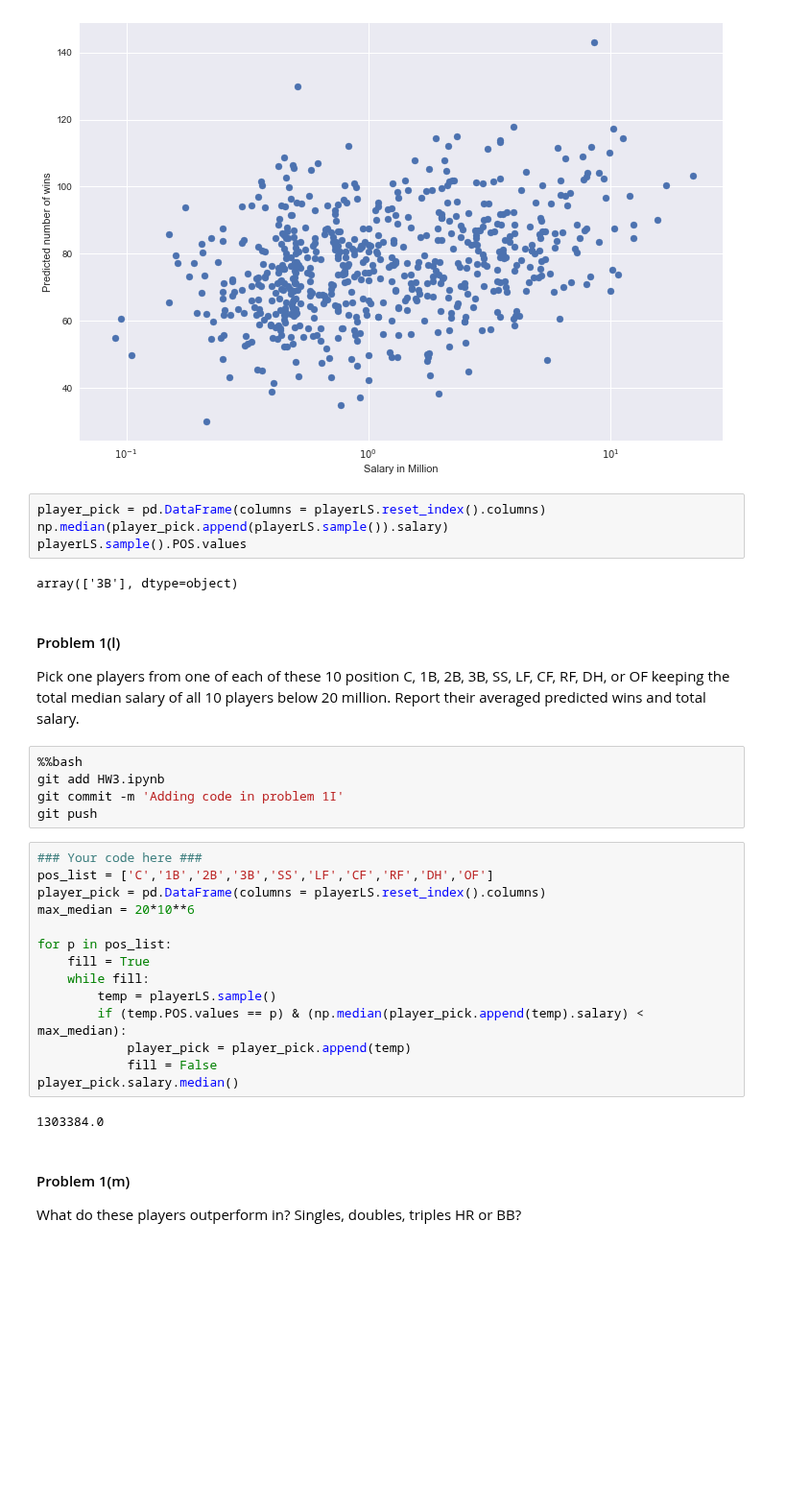
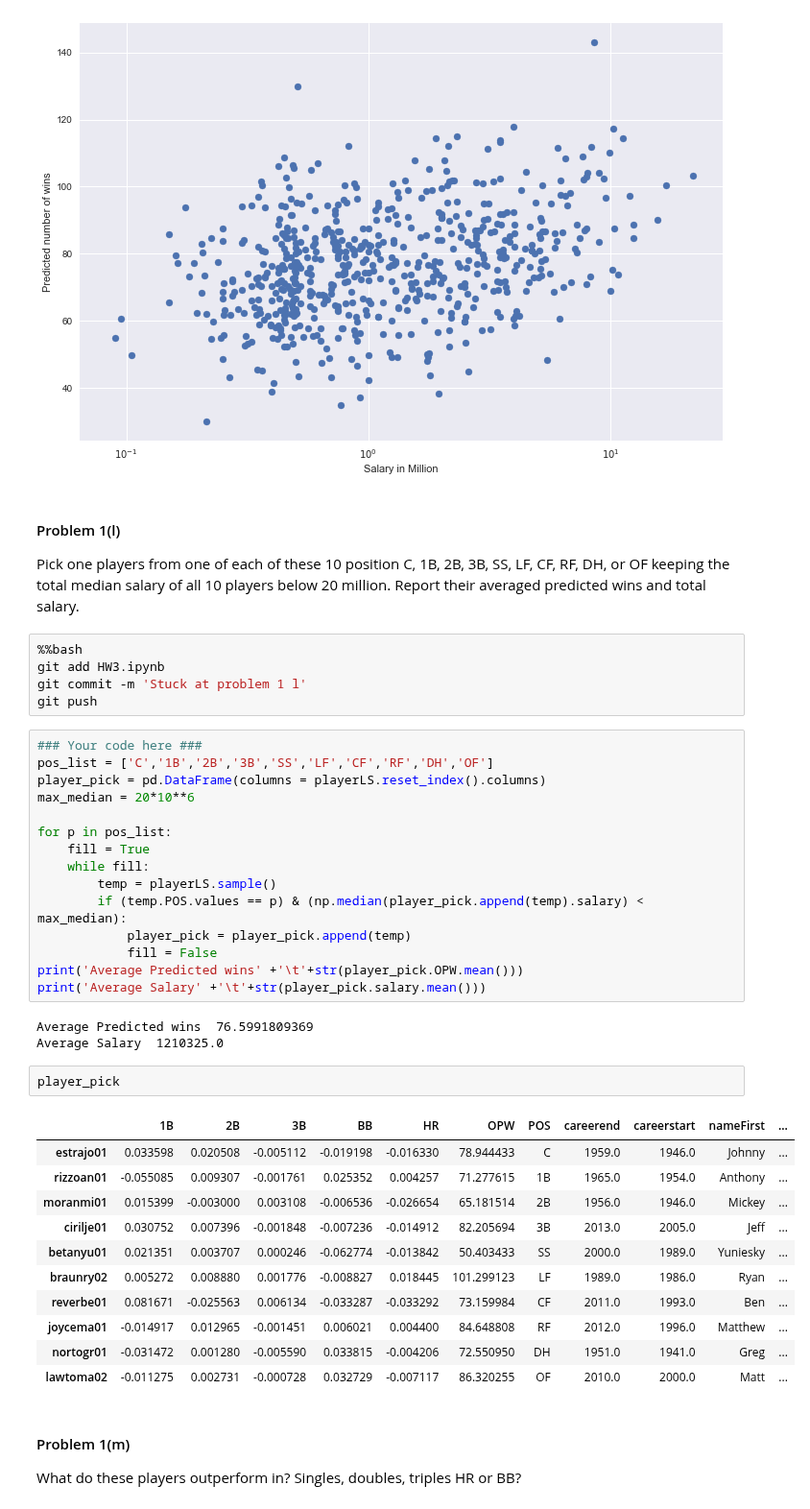
Before and after one commit to Theerit/2014, a Jupyter notebook: homework/HW3.ipynb, the cells around one changed output. Shown at 96% size. Drawn from its saved outputs; the diff is of its cells as text; blank space fills up the shorter version.

Commit message:
Stuck at problem 1 l

```diff
--- a/homework/HW3.ipynb
+++ b/homework/HW3.ipynb
@@ -360,19 +360,13 @@ ax.set_ylabel('Predicted number of wins')
 ax.set_xscale('log')
 # %% [output]
 [figure]
-# %%
-player_pick = pd.DataFrame(columns = playerLS.reset_index().columns)
-np.median(player_pick.append(playerLS.sample()).salary)
-playerLS.sample().POS.values
-# %% [output]
-array(['3B'], dtype=object)
 # %% [markdown]
 #### Problem 1(l)
 Pick one players from one of each of these 10 position C, 1B, 2B, 3B, SS, LF, CF, RF, DH, or OF keeping the total median salary of all 10 players below 20 million. Report their averaged predicted wins and total salary.
 # %%
 %%bash
 git add HW3.ipynb
-git commit -m 'Adding code in problem 1I'
+git commit -m 'Stuck at problem 1 l'
 git push
 # %%
 ### Your code here ###
@@ -387,9 +381,25 @@ for p in pos_list:
         if (temp.POS.values == p) & (np.median(player_pick.append(temp).salary) < max_median):
             player_pick = player_pick.append(temp)
             fill = False
-player_pick.salary.median()
+print('Average Predicted wins' +'\t'+str(player_pick.OPW.mean()))
+print('Average Salary' +'\t'+str(player_pick.salary.mean()))
 # %% [output]
-1303384.0
+Average Predicted wins  76.5991809369
+Average Salary  1210325.0
+# %%
+player_pick
+# %% [output]
+|  | 1B | 2B | 3B | BB | HR | OPW | POS | careerend | careerstart | nameFirst | ... |
+| estrajo01 | 0.033598 | 0.020508 | -0.005112 | -0.019198 | -0.016330 | 78.944433 | C | 1959.0 | 1946.0 | Johnny | ... |
+| rizzoan01 | -0.055085 | 0.009307 | -0.001761 | 0.025352 | 0.004257 | 71.277615 | 1B | 1965.0 | 1954.0 | Anthony | ... |
+| moranmi01 | 0.015399 | -0.003000 | 0.003108 | -0.006536 | -0.026654 | 65.181514 | 2B | 1956.0 | 1946.0 | Mickey | ... |
+| cirilje01 | 0.030752 | 0.007396 | -0.001848 | -0.007236 | -0.014912 | 82.205694 | 3B | 2013.0 | 2005.0 | Jeff | ... |
+| betanyu01 | 0.021351 | 0.003707 | 0.000246 | -0.062774 | -0.013842 | 50.403433 | SS | 2000.0 | 1989.0 | Yuniesky | ... |
+| braunry02 | 0.005272 | 0.008880 | 0.001776 | -0.008827 | 0.018445 | 101.299123 | LF | 1989.0 | 1986.0 | Ryan | ... |
+| reverbe01 | 0.081671 | -0.025563 | 0.006134 | -0.033287 | -0.033292 | 73.159984 | CF | 2011.0 | 1993.0 | Ben | ... |
+| joycema01 | -0.014917 | 0.012965 | -0.001451 | 0.006021 | 0.004400 | 84.648808 | RF | 2012.0 | 1996.0 | Matthew | ... |
+| nortogr01 | -0.031472 | 0.001280 | -0.005590 | 0.033815 | -0.004206 | 72.550950 | DH | 1951.0 | 1941.0 | Greg | ... |
+| lawtoma02 | -0.011275 | 0.002731 | -0.000728 | 0.032729 | -0.007117 | 86.320255 | OF | 2010.0 | 2000.0 | Matt | ... |
 # %% [markdown]
 #### Problem 1(m)
 What do these players outperform in? Singles, doubles, triples HR or BB?
```
